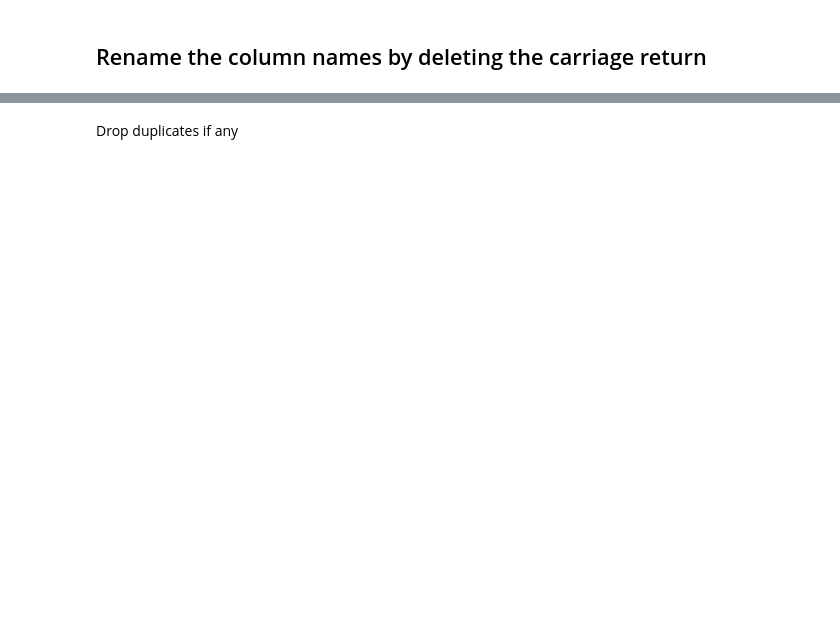
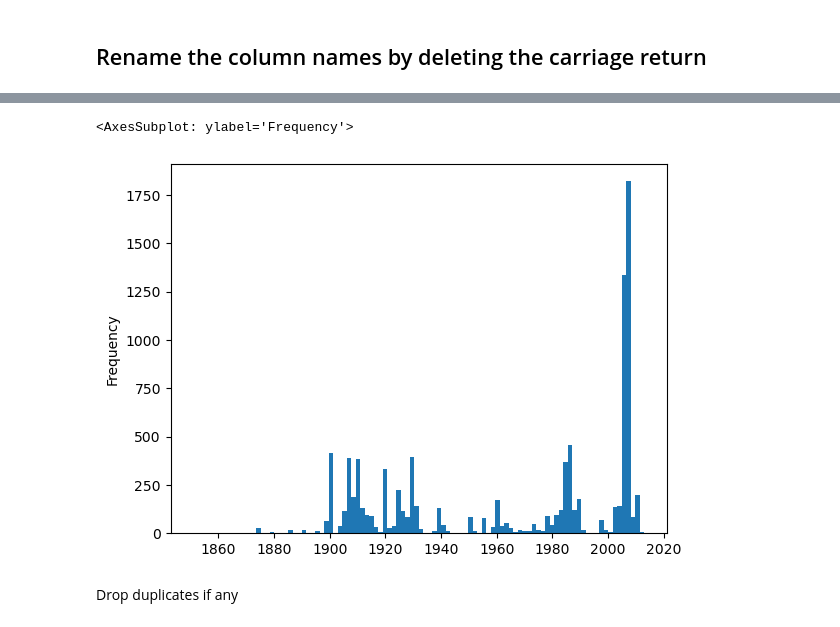
Before and after one commit to Stevedev7/Big-Data-CW, a Jupyter notebook: index.ipynb, the cells around one changed output, grey strips where cells are left out. Saved outputs shown, nothing was run; the diff lists cells and outputs as text; code cells hidden in the pictures; blank space fills up the shorter version.

```diff
--- a/index.ipynb
+++ b/index.ipynb
@@ -153,0 +231,7 @@ df = df.drop(columns=['BOROUGH', 'EASE-MENT', 'APARTMENTNUMBER'])
+# %%
+df = df[df['SALEPRICE'] < 4000000]
+# %%
+df['YEAR BUILT'].plot.hist(bins=100)
+# %% [output]
+<AxesSubplot: ylabel='Frequency'>
+[figure, added]
```
Also changed, not shown: parts of 54 cells of this notebook, 1 other file.
